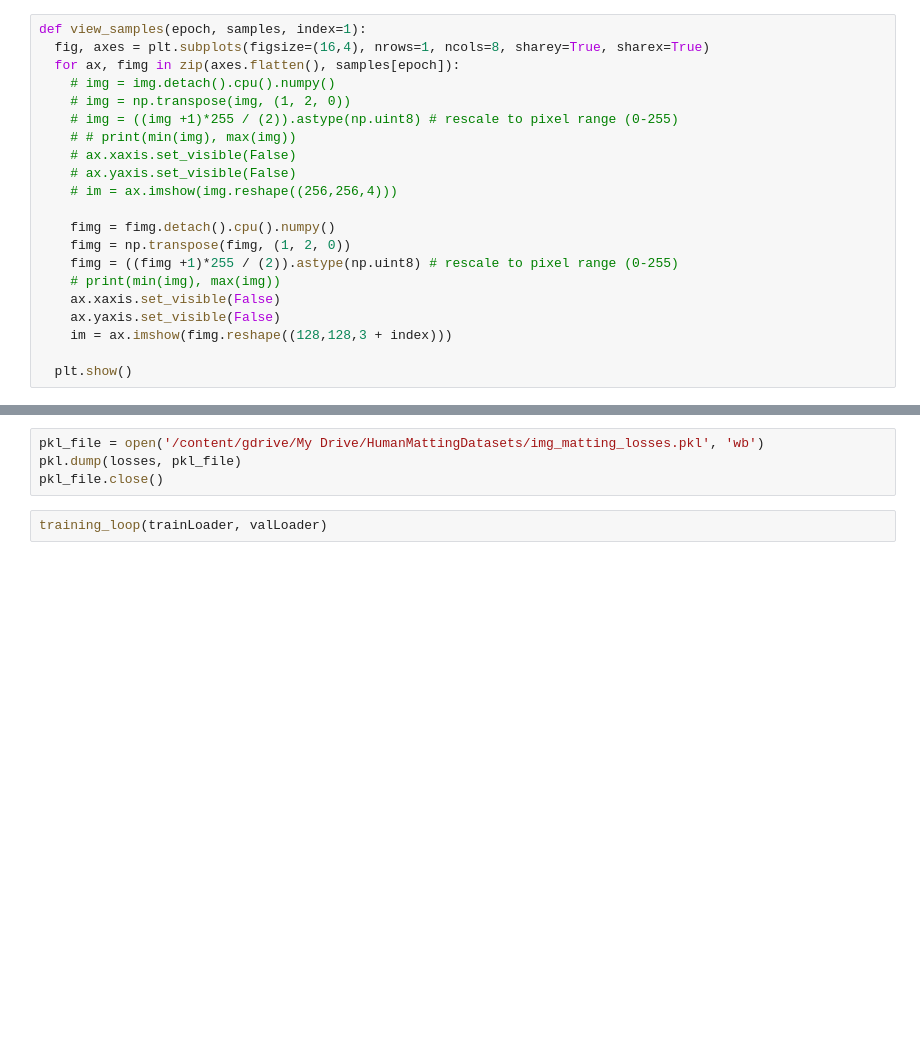
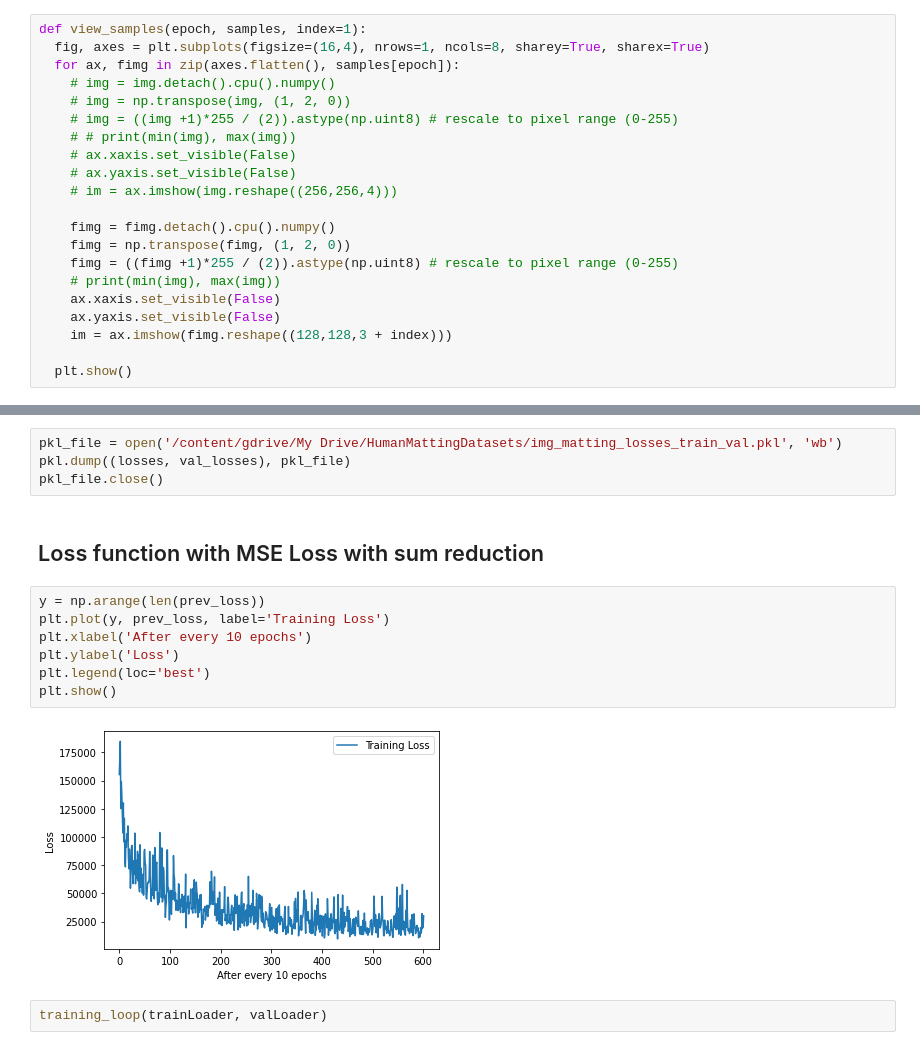
Before and after one commit to sanketsans/Image-Matting-U-Net, a Jupyter notebook: ImageMatting.ipynb, the cells around one changed output, grey strips where cells are left out. Drawn from its saved outputs; the diff is of its cells as text; blank space fills up the shorter version.

```diff
--- a/ImageMatting.ipynb
+++ b/ImageMatting.ipynb
@@ -549,7 +575,18 @@ Epoch [  990/ 1000] | g_total_loss: 26430.2734
 # %%
-pkl_file = open('/content/gdrive/My Drive/HumanMattingDatasets/img_matting_losses.pkl', 'wb')
-pkl.dump(losses, pkl_file)
+pkl_file = open('/content/gdrive/My Drive/HumanMattingDatasets/img_matting_losses_train_val.pkl', 'wb')
+pkl.dump((losses, val_losses), pkl_file)
 pkl_file.close()
+# %% [markdown]
+## Loss function with MSE Loss with sum reduction
+# %%
+y = np.arange(len(prev_loss))
+plt.plot(y, prev_loss, label='Training Loss')
+plt.xlabel('After every 10 epochs')
+plt.ylabel('Loss')
+plt.legend(loc='best')
+plt.show()
+# %% [output]
+[figure, added]
 # %%
 training_loop(trainLoader, valLoader)
 # %% [output]
```
Also changed, not shown: parts of 15 cells of this notebook.
